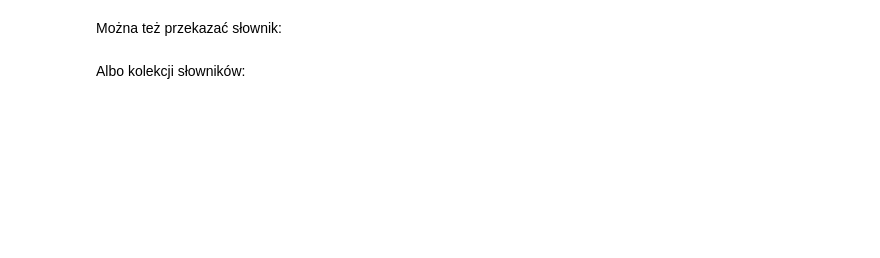
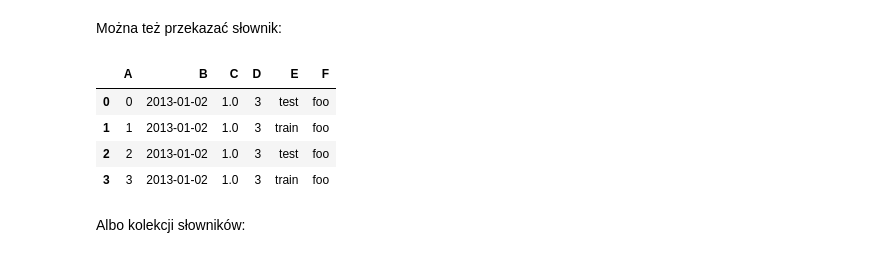
Before and after one commit to wsmolak/PW_BigData_Spark, a Jupyter notebook: python/7_pandas.ipynb, the cells around one changed output. Saved outputs shown, nothing was run; the diff lists cells and outputs as text; code cells hidden in the pictures; blank space fills up the shorter version.

```diff
--- a/python/7_pandas.ipynb
+++ b/python/7_pandas.ipynb
@@ -73,13 +143,19 @@ df
 # %% [markdown]
 Można też przekazać słownik:
 # %%
-df2 = pd.DataFrame({ 'A' : 1.,
+df2 = pd.DataFrame({ 'A' : np.arange(0,4),
                      'B' : pd.Timestamp('20130102'),
                      'C' : pd.Series(1,index=list(range(4)),dtype='float32'),
                      'D' : np.array([3] * 4,dtype='int32'),
                      'E' : pd.Categorical(["test","train","test","train"]),
                      'F' : 'foo' })
 df2
+# %% [output]
+|  | A | B | C | D | E | F |
+| 0 | 0 | 2013-01-02 | 1.0 | 3 | test | foo |
+| 1 | 1 | 2013-01-02 | 1.0 | 3 | train | foo |
+| 2 | 2 | 2013-01-02 | 1.0 | 3 | test | foo |
+| 3 | 3 | 2013-01-02 | 1.0 | 3 | train | foo |
 # %% [markdown]
 Albo kolekcji słowników:
 # %%
```
Also changed, not shown: parts of 27 cells of this notebook.
